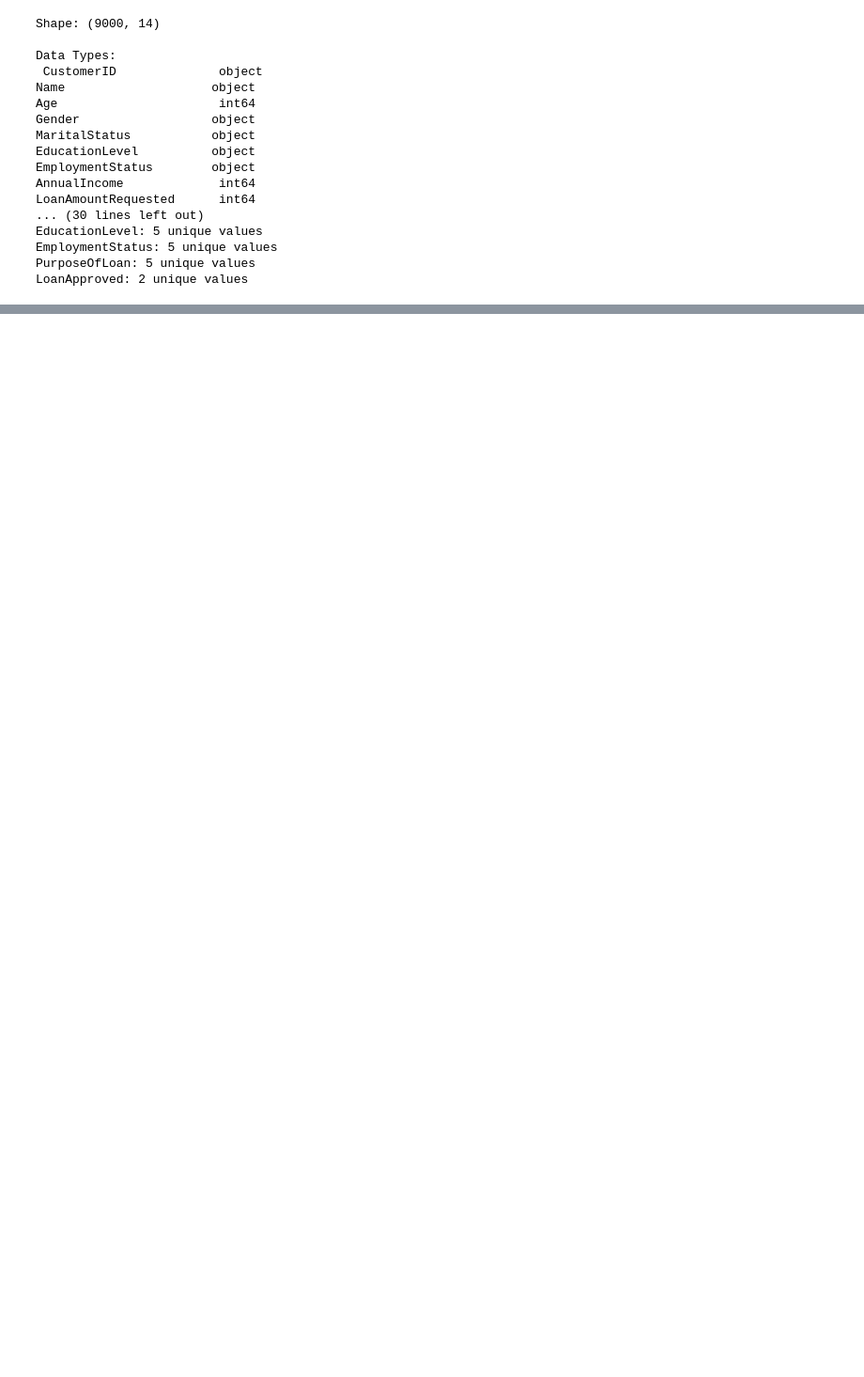
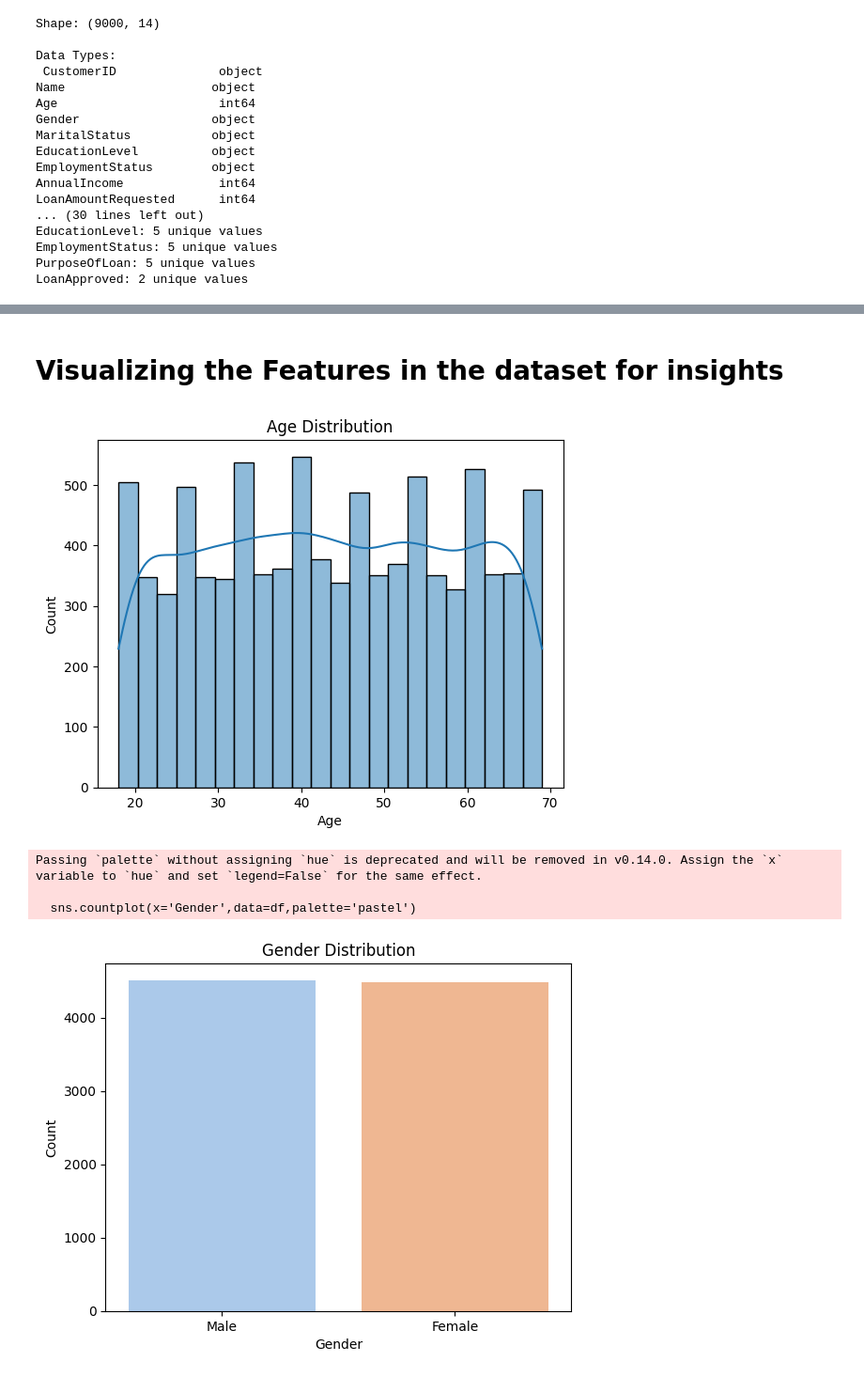
Before and after one commit to Bilal-Ali99/Loan_Approval_Prediction, a Jupyter notebook: Loan_Approval_Prediction.ipynb, the cells around one changed output, grey strips where cells are left out. Shown at 94% size. Drawn from its saved outputs; the diff is of its cells as text; code cells hidden in the pictures; blank space fills up the shorter version.

Commit message:
Last Commit

```diff
--- a/Loan_Approval_Prediction.ipynb
+++ b/Loan_Approval_Prediction.ipynb
@@ -202,12 +94,0 @@ Passing `palette` without assigning `hue` is deprecated and will be removed in v
-# %%
-# Insert new Customer ID column at position 0 (first column)
-df.insert(0, 'Customer ID', range(1, len(df) + 1))
-
-# Verify
-print("First 5 Customer IDs:")
-print(df['Customer ID'].head())
-
-print("\nLast 5 Customer IDs:")
-print(df['Customer ID'].tail())
-
-print("\nTotal unique IDs:", df['Customer ID'].nunique())
@@ -259,0 +134,26 @@ df['Gender'] = le.fit_transform(df['Gender'])
+# %% [markdown]
+# Visualizing the Features in the dataset for insights
+# %%
+'''
+Visualing the dataset so that we can understand the trend in the dataset and the distribution of the features
+
+Here we have done count of Age and gender of the applicants
+'''
+
+sns.histplot(df['Age'],kde=True)
+plt.title('Age Distribution')
+plt.xlabel('Age')
+plt.ylabel('Count')
+plt.show()
+
+sns.countplot(x='Gender',data=df,palette='pastel')
+plt.title('Gender Distribution')
+plt.xlabel('Gender')
+plt.ylabel('Count')
+plt.show()
+# %% [output]
+[figure, added]
+Passing `palette` without assigning `hue` is deprecated and will be removed in v0.14.0. Assign the `x` variable to `hue` and set `legend=False` for the same effect.
+
+  sns.countplot(x='Gender',data=df,palette='pastel')
+[figure, added]
```
Also changed, not shown: parts of 58 cells of this notebook.
